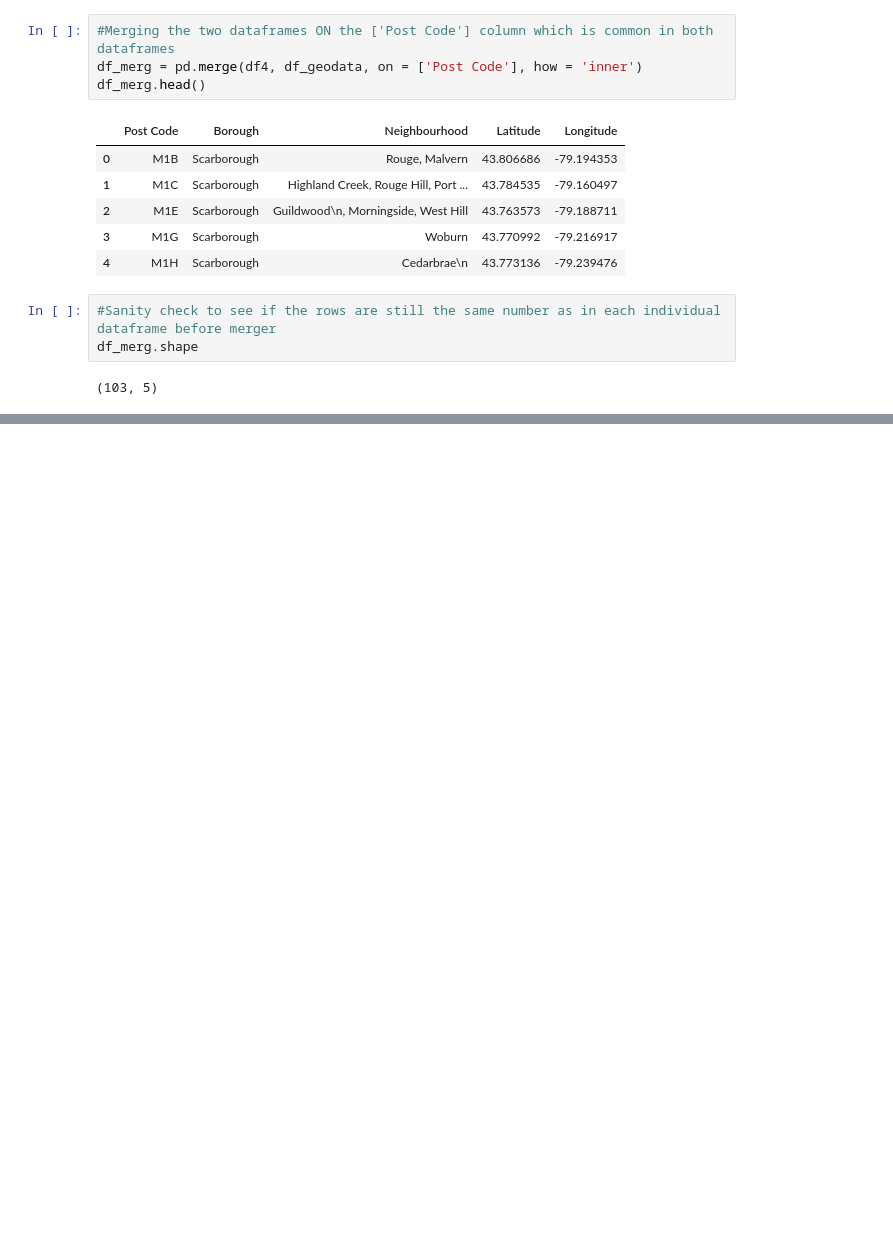
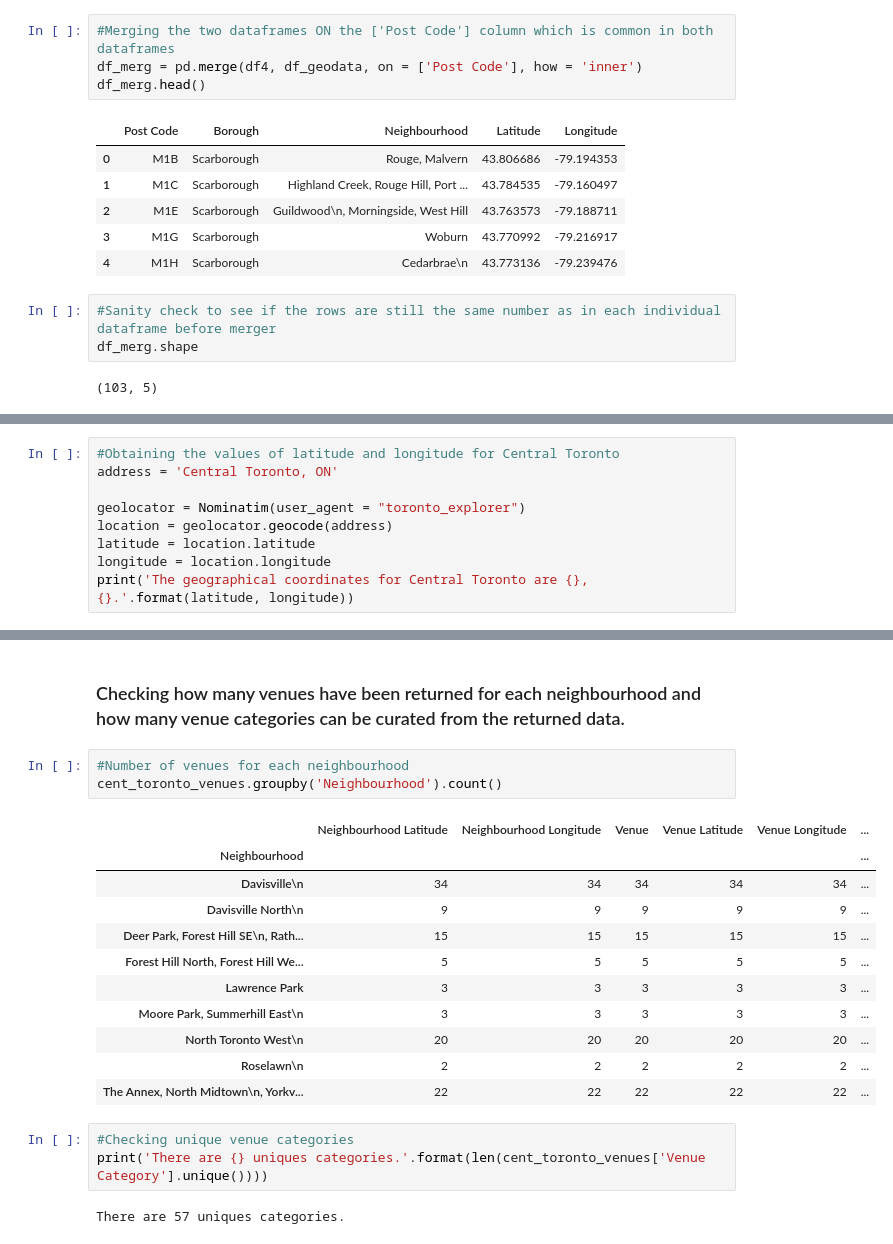
Before and after one commit to lmunemo/Coursera_Capstone, a Jupyter notebook: Capstone Project.ipynb, the cells around one changed output, grey strips where cells are left out. Cells and saved outputs as stored; diff of their text form; blank space fills up the shorter version.

```diff
--- a/Capstone Project.ipynb
+++ b/Capstone Project.ipynb
@@ -181,0 +306,9 @@ df_merg.shape
+# %%
+#Obtaining the values of latitude and longitude for Central Toronto
+address = 'Central Toronto, ON'
+
+geolocator = Nominatim(user_agent = "toronto_explorer")
+location = geolocator.geocode(address)
+latitude = location.latitude
+longitude = location.longitude
+print('The geographical coordinates for Central Toronto are {}, {}.'.format(latitude, longitude))
@@ -181,0 +429,22 @@ df_merg.shape
+# %% [markdown]
+ ### Checking how many venues have been returned for each neighbourhood and how many venue categories can be curated from the returned data.
+# %%
+#Number of venues for each neighbourhood
+cent_toronto_venues.groupby('Neighbourhood').count()
+# %% [output]
+|  | Neighbourhood Latitude | Neighbourhood Longitude | Venue | Venue Latitude | Venue Longitude | ... |
+| Neighbourhood |  |  |  |  |  | ... |
+| Davisville\n | 34 | 34 | 34 | 34 | 34 | ... |
+| Davisville North\n | 9 | 9 | 9 | 9 | 9 | ... |
+| Deer Park, Forest Hill SE\n, Rath... | 15 | 15 | 15 | 15 | 15 | ... |
+| Forest Hill North, Forest Hill We... | 5 | 5 | 5 | 5 | 5 | ... |
+| Lawrence Park | 3 | 3 | 3 | 3 | 3 | ... |
+| Moore Park, Summerhill East\n | 3 | 3 | 3 | 3 | 3 | ... |
+| North Toronto West\n | 20 | 20 | 20 | 20 | 20 | ... |
+| Roselawn\n | 2 | 2 | 2 | 2 | 2 | ... |
+| The Annex, North Midtown\n, Yorkv... | 22 | 22 | 22 | 22 | 22 | ... |
+# %%
+#Checking unique venue categories
+print('There are {} uniques categories.'.format(len(cent_toronto_venues['Venue Category'].unique())))
+# %% [output]
+There are 57 uniques categories.
```
Also changed, not shown: parts of 53 cells of this notebook.
